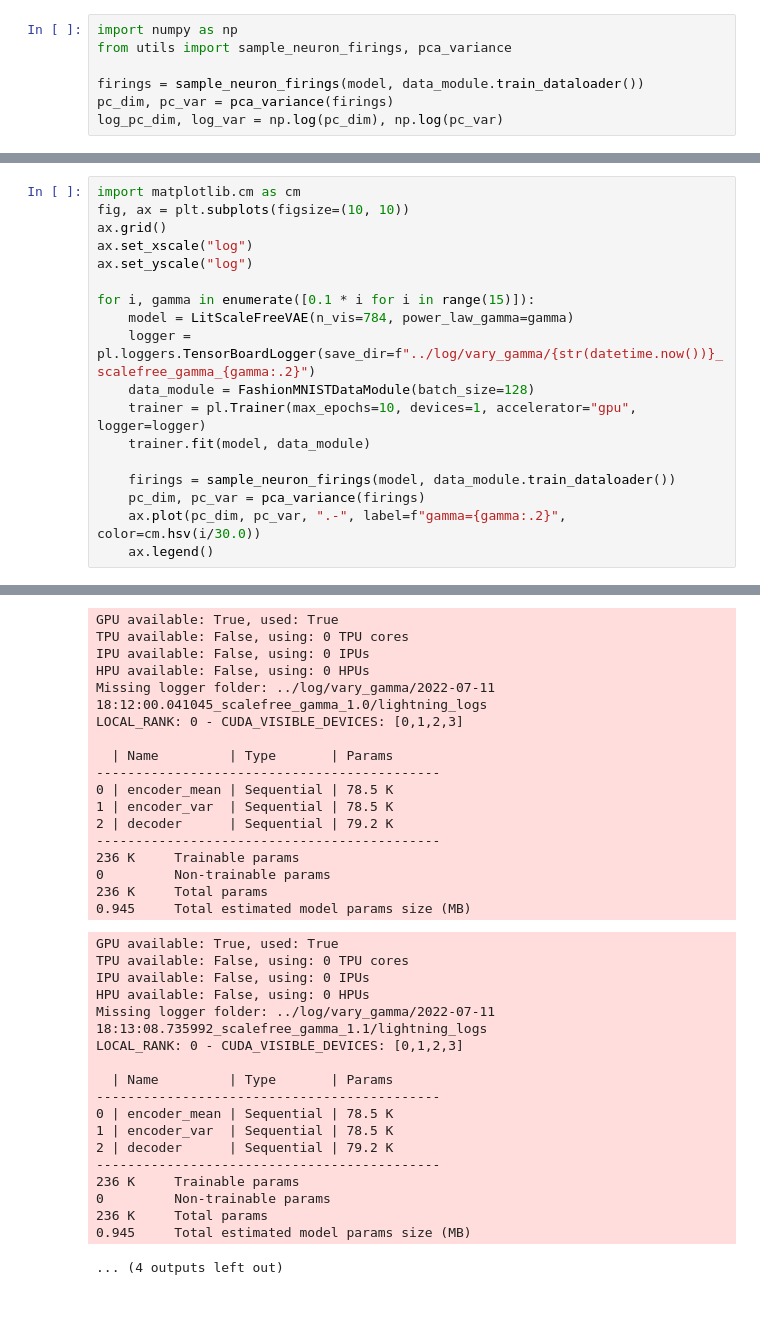
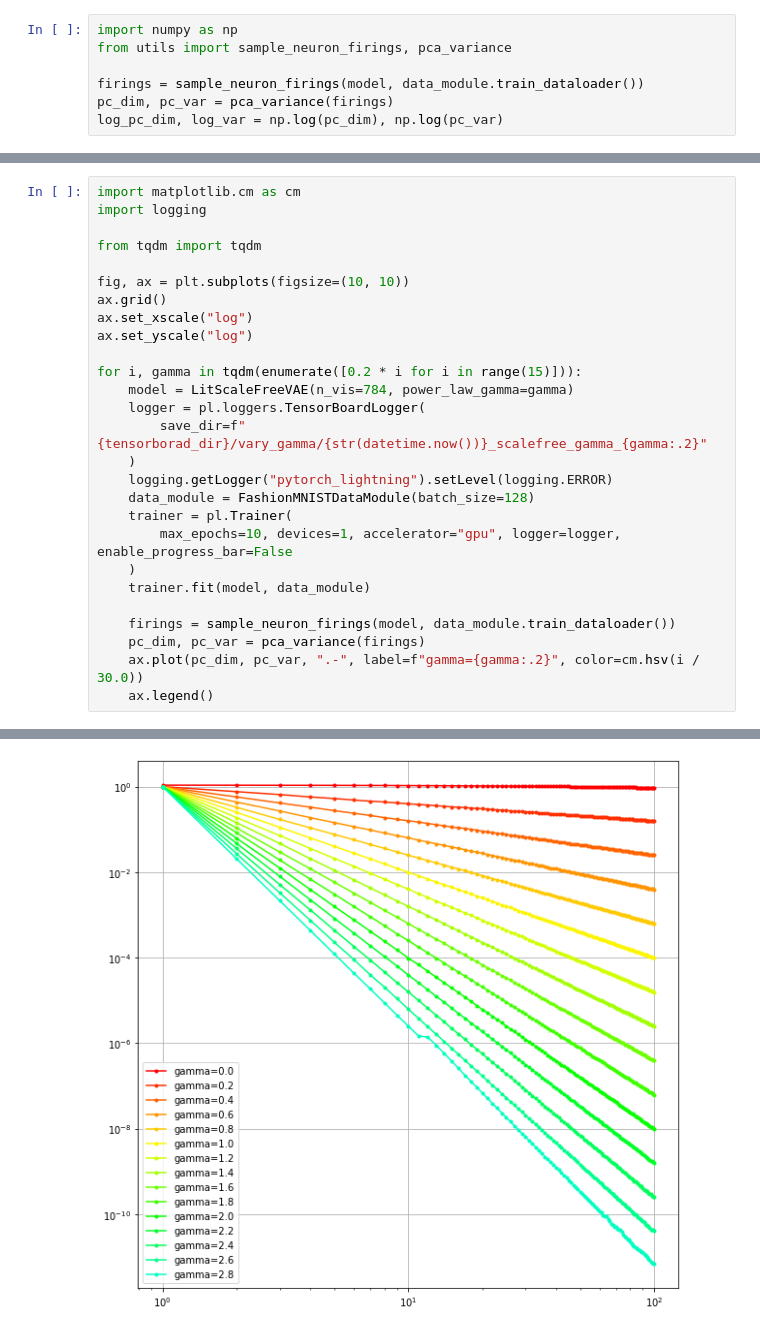
Before and after one commit to hoppiece/power-law-research, a Jupyter notebook: power_law_research/notebooks/01-VAE_fireing_plots.ipynb, the cells around one changed output, grey strips where cells are left out. Saved outputs shown, nothing was run; the diff lists cells and outputs as text; blank space fills up the shorter version.

```diff
--- a/power_law_research/notebooks/01-VAE_fireing_plots.ipynb
+++ b/power_law_research/notebooks/01-VAE_fireing_plots.ipynb
@@ -95,19 +142,28 @@ ax.plot(pc_dim, pc_var, ".-")
 # %%
 import matplotlib.cm as cm
+import logging
+
+from tqdm import tqdm
+
 fig, ax = plt.subplots(figsize=(10, 10))
 ax.grid()
 ax.set_xscale("log")
 ax.set_yscale("log")
 
-for i, gamma in enumerate([0.1 * i for i in range(15)]):
+for i, gamma in tqdm(enumerate([0.2 * i for i in range(15)])):
     model = LitScaleFreeVAE(n_vis=784, power_law_gamma=gamma)
-    logger = pl.loggers.TensorBoardLogger(save_dir=f"../log/vary_gamma/{str(datetime.now())}_scalefree_gamma_{gamma:.2}")
+    logger = pl.loggers.TensorBoardLogger(
+        save_dir=f"{tensorborad_dir}/vary_gamma/{str(datetime.now())}_scalefree_gamma_{gamma:.2}"
+    )
+    logging.getLogger("pytorch_lightning").setLevel(logging.ERROR)
     data_module = FashionMNISTDataModule(batch_size=128)
-    trainer = pl.Trainer(max_epochs=10, devices=1, accelerator="gpu", logger=logger)
+    trainer = pl.Trainer(
+        max_epochs=10, devices=1, accelerator="gpu", logger=logger, enable_progress_bar=False
+    )
     trainer.fit(model, data_module)
 
     firings = sample_neuron_firings(model, data_module.train_dataloader())
     pc_dim, pc_var = pca_variance(firings)
-    ax.plot(pc_dim, pc_var, ".-", label=f"gamma={gamma:.2}", color=cm.hsv(i/30.0))
+    ax.plot(pc_dim, pc_var, ".-", label=f"gamma={gamma:.2}", color=cm.hsv(i / 30.0))
     ax.legend()
 # %% [output]
@@ -284,35 +170 @@ LOCAL_RANK: 0 - CUDA_VISIBLE_DEVICES: [0,1,2,3]
-GPU available: True, used: True
-TPU available: False, using: 0 TPU cores
-IPU available: False, using: 0 IPUs
-HPU available: False, using: 0 HPUs
-Missing logger folder: ../log/vary_gamma/2022-07-11 18:12:00.041045_scalefree_gamma_1.0/lightning_logs
-LOCAL_RANK: 0 - CUDA_VISIBLE_DEVICES: [0,1,2,3]
-
-  | Name         | Type       | Params
---------------------------------------------
-0 | encoder_mean | Sequential | 78.5 K
-1 | encoder_var  | Sequential | 78.5 K
-2 | decoder      | Sequential | 79.2 K
---------------------------------------------
-236 K     Trainable params
-0         Non-trainable params
-236 K     Total params
-0.945     Total estimated model params size (MB)
-GPU available: True, used: True
-TPU available: False, using: 0 TPU cores
-IPU available: False, using: 0 IPUs
-HPU available: False, using: 0 HPUs
-Missing logger folder: ../log/vary_gamma/2022-07-11 18:13:08.735992_scalefree_gamma_1.1/lightning_logs
-LOCAL_RANK: 0 - CUDA_VISIBLE_DEVICES: [0,1,2,3]
-
-  | Name         | Type       | Params
---------------------------------------------
-0 | encoder_mean | Sequential | 78.5 K
-1 | encoder_var  | Sequential | 78.5 K
-2 | decoder      | Sequential | 79.2 K
---------------------------------------------
-236 K     Trainable params
-0         Non-trainable params
-236 K     Total params
-0.945     Total estimated model params size (MB)
-... (4 outputs left out)
+[figure, added]
```
Also changed, not shown: parts of 9 cells of this notebook, 2 other files.
